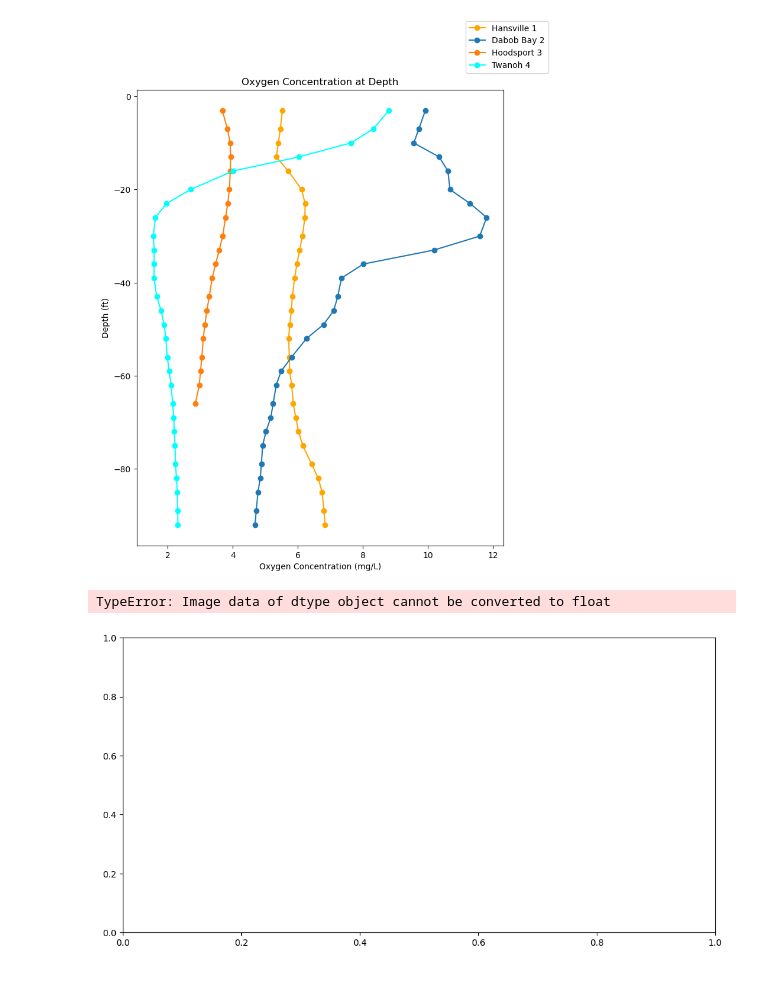
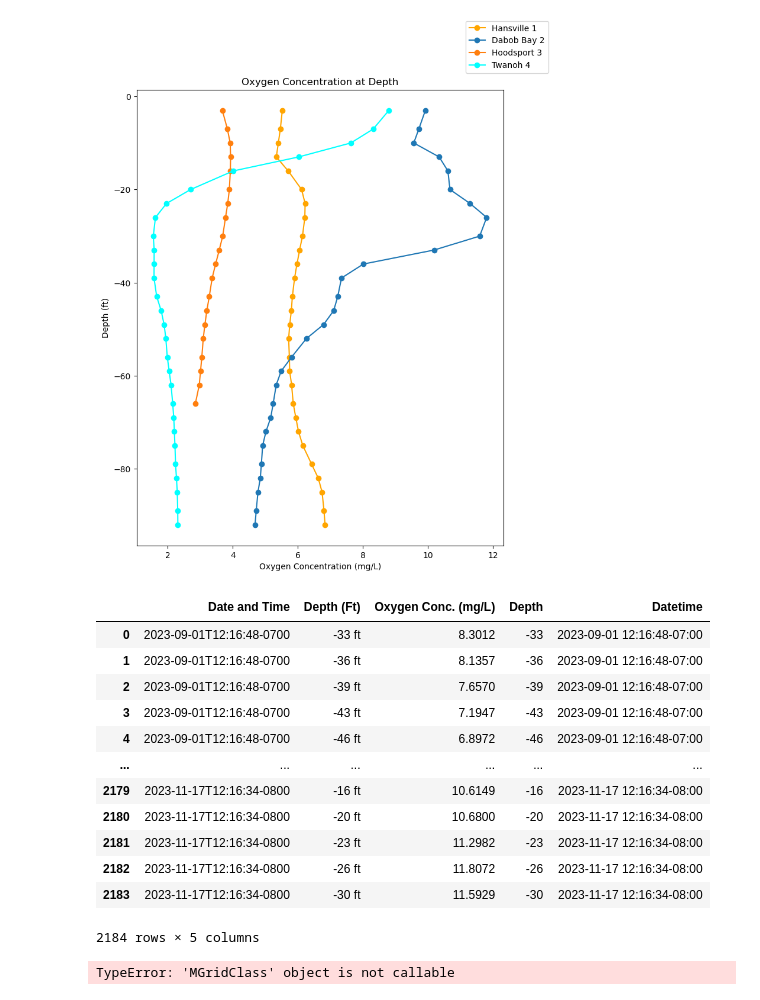
Before and after one commit to Lbh22GitHub/Harris.L_FinalProject, a Jupyter notebook: Final Take 2.ipynb, the cells around one changed output. Saved outputs shown, nothing was run; the diff lists cells and outputs as text; code cells hidden in the pictures.

Commit message:
I hate pcolormesh()

```diff
--- a/Final Take 2.ipynb
+++ b/Final Take 2.ipynb
@@ -161,13 +162,42 @@ plt.show()
 # %% [output]
 [figure]
 # %%
-# Dissolved Oxygen Over Time
-dabob_df['Depth'] = dabob_df['Depth'].astype(float)
-dabob_df[' Oxygen Conc. (mg/L)'] = dabob_df[' Oxygen Conc. (mg/L)'].astype(float)
-#dabob2d = pd.transpose([dabob_df['Date and Time'],dabob_df['Depth'],dabob_df[' Oxygen Conc. (mg/L)']])
-c = ([dabob_df['Date and Time'],dabob_df['Depth'],dabob_df[' Oxygen Conc. (mg/L)']])
+
+# Dissolved Oxygen Over Time and Depth
+display(dabob_df)
+
+# Convert Datetime strings to Datetimes
+datetimes = []
+for date in dabob_df['Date and Time']:
+    datetimes.append(parser.parse(date))
+# Subsets Datetimes to Dataframe
+dabob_df['Datetime'] = datetimes
+
+x=dabob_df['Datetime']
+y=dabob_df['Depth']
+z=dabob_df[' Oxygen Conc. (mg/L)']
+yy, xx = np.meshgrid(y,x)
+zz = np.mgrid(x,y,z,xx,yy)
+
+#dabob2d = np.array([dabob_df['Datetime'],dabob_df['Depth']],dabob_df[' Oxygen Conc. (mg/L)'])
+#dabob_df[' Oxygen Conc. (mg/L)'] = dabob_df[' Oxygen Conc. (mg/L)'].astype(float)
+
+#Plot Pcolormesh
 fig,axs = plt.subplots(figsize = (12,6))
-axs.pcolormesh(c)
+axs.scatter(dabob_df['Datetime'],dabob_df,['Depth'], dabob_df[' Oxygen Conc. (mg/L)'])
+#axs.pcolormesh(dabob_df['Datetime'],dabob_df['Depth'],dabob2d)
 # %% [output]
+|  | Date and Time | Depth (Ft) | Oxygen Conc. (mg/L) | Depth | Datetime |
+| 0 | 2023-09-01T12:16:48-0700 | -33 ft | 8.3012 | -33 | 2023-09-01 12:16:48-07:00 |
+| 1 | 2023-09-01T12:16:48-0700 | -36 ft | 8.1357 | -36 | 2023-09-01 12:16:48-07:00 |
+| 2 | 2023-09-01T12:16:48-0700 | -39 ft | 7.6570 | -39 | 2023-09-01 12:16:48-07:00 |
+| 3 | 2023-09-01T12:16:48-0700 | -43 ft | 7.1947 | -43 | 2023-09-01 12:16:48-07:00 |
+| 4 | 2023-09-01T12:16:48-0700 | -46 ft | 6.8972 | -46 | 2023-09-01 12:16:48-07:00 |
+| ... | ... | ... | ... | ... | ... |
+| 2179 | 2023-11-17T12:16:34-0800 | -16 ft | 10.6149 | -16 | 2023-11-17 12:16:34-08:00 |
+| 2180 | 2023-11-17T12:16:34-0800 | -20 ft | 10.6800 | -20 | 2023-11-17 12:16:34-08:00 |
+| 2181 | 2023-11-17T12:16:34-0800 | -23 ft | 11.2982 | -23 | 2023-11-17 12:16:34-08:00 |
+| 2182 | 2023-11-17T12:16:34-0800 | -26 ft | 11.8072 | -26 | 2023-11-17 12:16:34-08:00 |
+| 2183 | 2023-11-17T12:16:34-0800 | -30 ft | 11.5929 | -30 | 2023-11-17 12:16:34-08:00 |
-TypeError: Image data of dtype object cannot be converted to float
+2184 rows × 5 columns
-[figure, removed]
+TypeError: 'MGridClass' object is not callable
```
Also changed, not shown: parts of 1 cell of this notebook.
